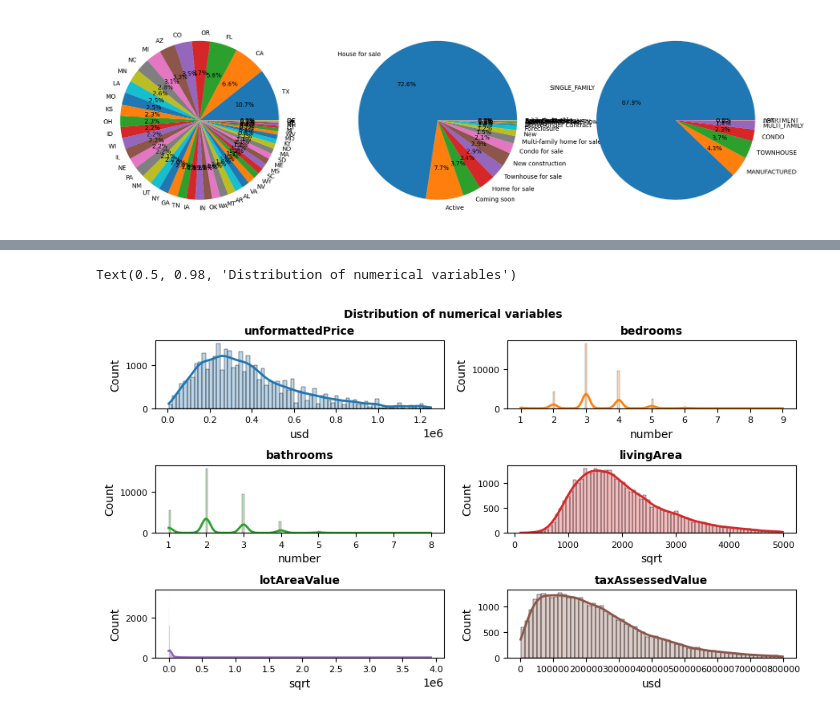
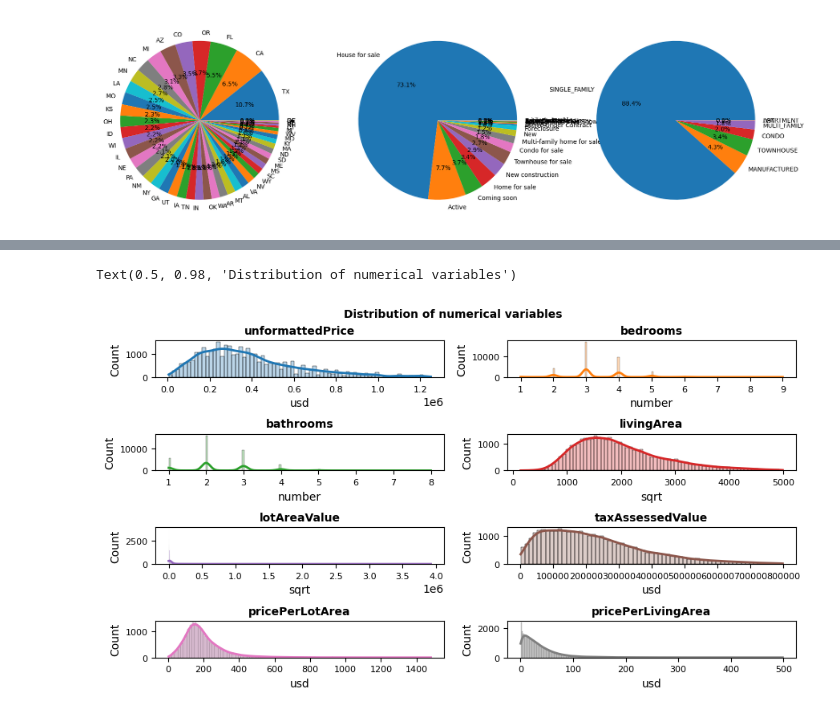
Before and after one commit to LimaBD/math3-unsam, a Jupyter notebook: PDP/properties_analysis.ipynb, the cells around one changed output, grey strips where cells are left out. Saved outputs shown, nothing was run; the diff lists cells and outputs as text; code cells hidden in the pictures.

```diff
--- a/PDP/properties_analysis.ipynb
+++ b/PDP/properties_analysis.ipynb
@@ -57,7 +76,7 @@ dtype = {
     'isZillowOwned': 'boolean',
     'livingAreaUnit': 'string',
 }
-df: pd.DataFrame = pd.read_csv('./csvs/properties-2023-abr-07.csv', dtype=dtype)
+df: pd.DataFrame = pd.read_csv('./content/properties-2023-abr-07.csv', dtype=dtype)
 df.describe()
 # %% [output]
 |  | unformattedPrice | bedrooms | bathrooms | livingArea | latitude | longitude | lotAreaValue | zestimate | ... |
@@ -137,7 +180,16 @@ currency:       USD     (1)
 livingAreaUnit: sqft    (1)
 lotAreaUnit:    sqft, acres     (2)
 # %%
-# Convert area unit to a common unit
+# Convert
+
+def acre_to_sqft(acre: float) -> float:
+    """Convert acre to square feet"""
+    return acre * 43560
+
+def sqft_to_acre(sqft: float) -> float:
+    """Convert square feet to acre"""
+    return sqft / 43560
+
 df.loc[df['lotAreaUnit'] == 'acres', 'lotAreaValue'] = acre_to_sqft(df['lotAreaValue'])
 df.loc[df['lotAreaUnit'] == 'acres', 'lotAreaUnit'] = 'sqft'
 # %%
@@ -150,0 +205,8 @@ lotAreaUnit:    sqft    (1)
+# %%
+# Relation between price and lot area
+df['pricePerLotArea'] = df['unformattedPrice'] / df['livingArea']
+
+# Relation between price and living area
+df['pricePerLivingArea'] = df['unformattedPrice'] / df['lotAreaValue']
+
+df.head()
@@ -217,35 +291,35 @@ Filtered 12871 of 46954 rows (-27.412%) with home type and status.
 # %%
 # Select columns to plot
 numeric_columns = df.select_dtypes(include=['float64', 'int']).columns
 
 # Plotting
-fig, axes = plt.subplots(nrows=3, ncols=2, figsize=(9, 5))
+fig, axes = plt.subplots(nrows=4, ncols=2, figsize=(9, 5))
 axes = axes.flat
 for i, column in enumerate(numeric_columns):
     sns.histplot(
         data = df,
         x = column,
         stat = "count",
         kde = True,
         color = (list(plt.rcParams['axes.prop_cycle'])*2)[i]["color"],
         line_kws = {'linewidth': 2},
         alpha = 0.3,
         ax = axes[i],
     )
     axes[i].set_title(column, fontsize = 10, fontweight = "bold")
     axes[i].tick_params(labelsize = 8)
     ## TODO: replace hardcoded xlabels
     xlabel = 'number'
     xlabel = 'sqrt' if 'area' in df[column].name.lower() else xlabel
     xlabel = 'usd' if 'price' in df[column].name.lower() else xlabel
     xlabel = 'usd' if 'tax' in df[column].name.lower() else xlabel
     axes[i].set_xlabel(xlabel)
 fig.tight_layout()
 plt.subplots_adjust(top = 0.9)
 fig.suptitle('Distribution of numerical variables', fontsize = 10, fontweight = "bold")
 # %% [output]
 Text(0.5, 0.98, 'Distribution of numerical variables')
-[figure, old version]
+[figure, new version]
 # %%
 numeric_df = df.select_dtypes(include=['float64', 'int'])
 pp = sns.pairplot(numeric_df)
```
Also changed, not shown: parts of 7 cells of this notebook, 5 other files.
